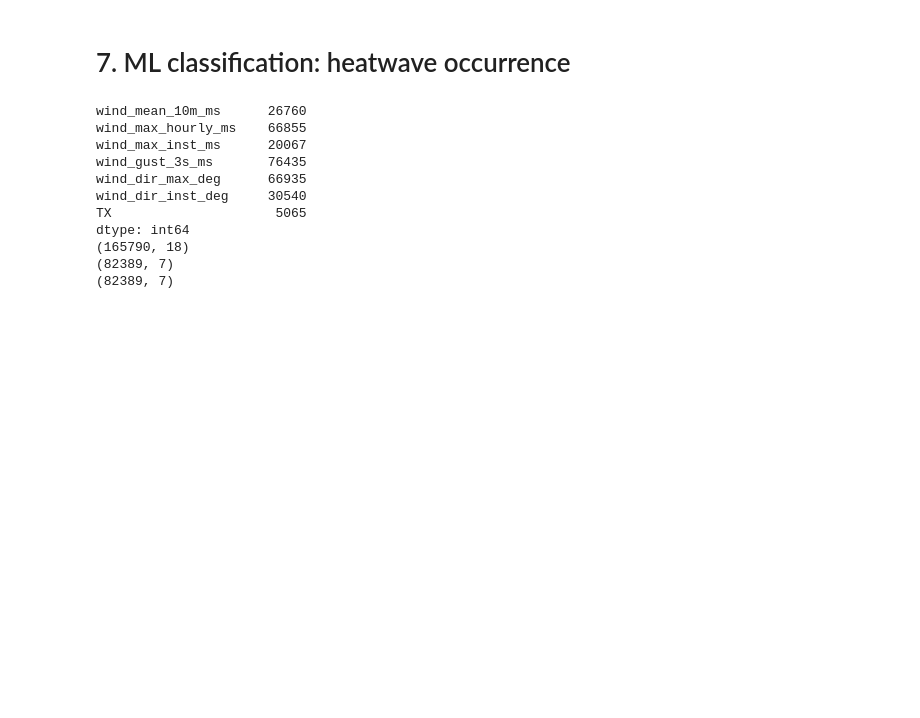
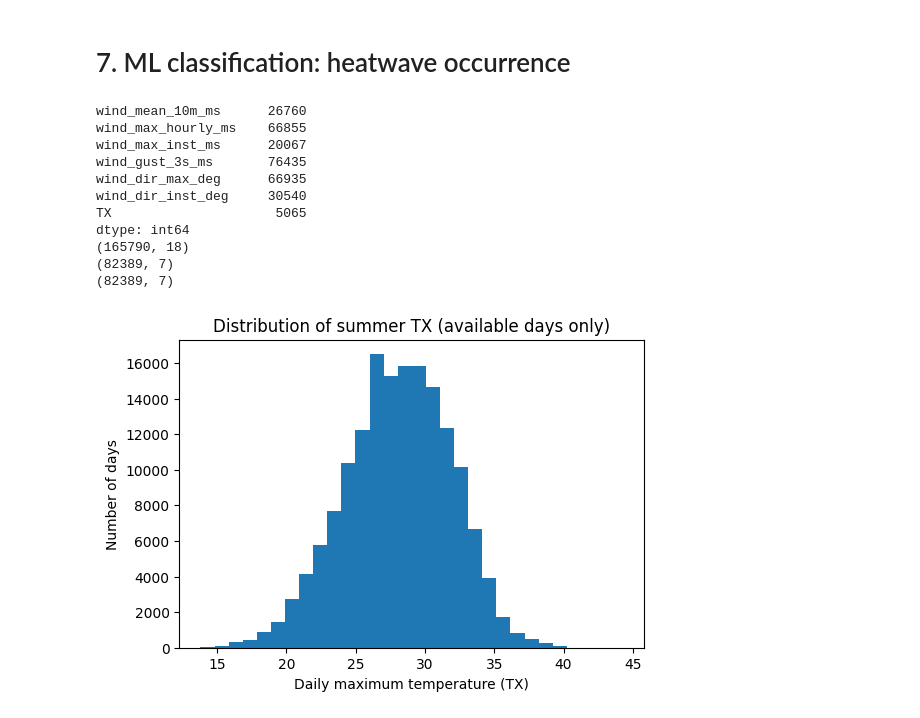
Before and after one commit to 3guk37/extreme_heat, a Jupyter notebook: notebooks/Extreme_Heat_Heatwave_Analysis.ipynb, the cells around one changed output. Saved outputs shown, nothing was run; the diff lists cells and outputs as text; code cells hidden in the pictures; blank space fills up the shorter version.

Commit message:
2026.01.29 Tx distribution over time
Missing Tx 20% from 2009-2019.

```diff
--- a/notebooks/Extreme_Heat_Heatwave_Analysis.ipynb
+++ b/notebooks/Extreme_Heat_Heatwave_Analysis.ipynb
@@ -179,30 +179,39 @@ features = [
     "wind_gust_3s_ms",
     "wind_dir_max_deg",
     "wind_dir_inst_deg"
 ]
 
 target = "TX"
 # Drop missing values
 df_ml = df_summer[features + [target]].dropna()
 
 X = df_ml[features]
 y = df_ml[target]
 
 print(df_summer[features + [target]].isna().sum())
 print(df_summer.shape)
 print(df_ml.shape)
 
 df_ml = df_summer[features + [target]].dropna()
 print(df_ml.shape)
+
+# what is the distribution of Tx?
+plt.figure(figsize=(6, 4))
+plt.hist(df_summer["TX"].dropna(), bins=30)
+plt.xlabel("Daily maximum temperature (TX)")
+plt.ylabel("Number of days")
+plt.title("Distribution of summer TX (available days only)")
+plt.show()
 # %% [output]
 wind_mean_10m_ms      26760
 wind_max_hourly_ms    66855
 wind_max_inst_ms      20067
 wind_gust_3s_ms       76435
 wind_dir_max_deg      66935
 wind_dir_inst_deg     30540
 TX                     5065
 dtype: int64
 (165790, 18)
 (82389, 7)
 (82389, 7)
+[figure, added]
```
Also changed, not shown: parts of 2 cells of this notebook.
